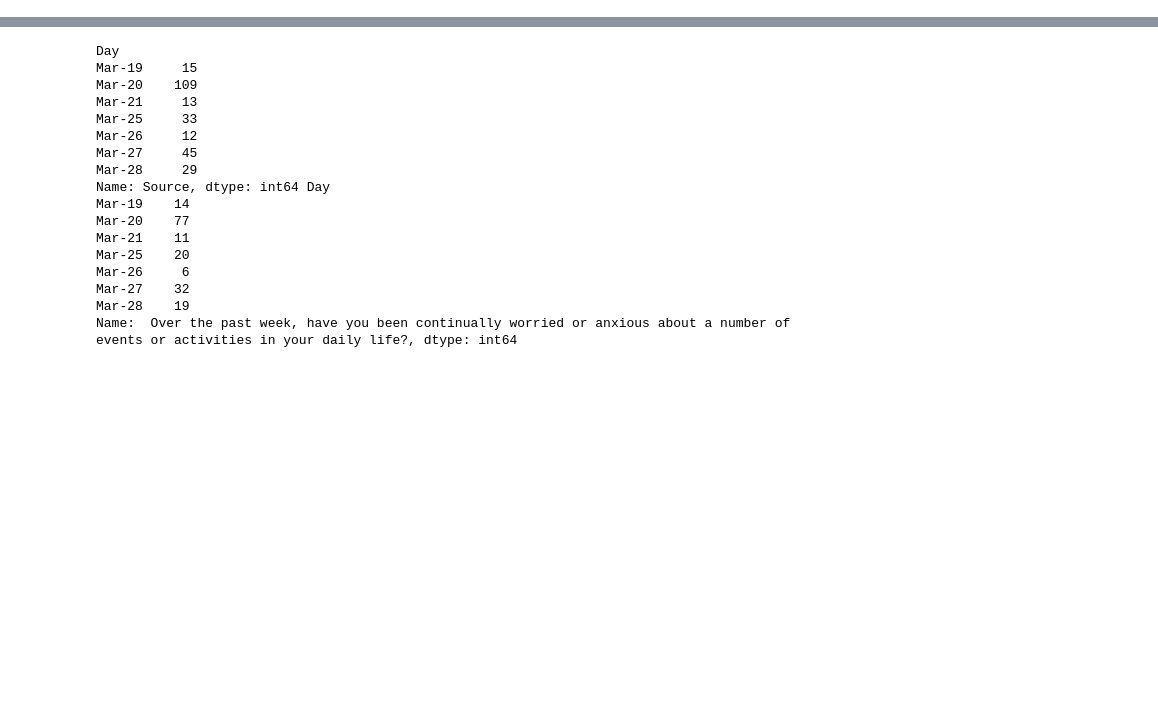
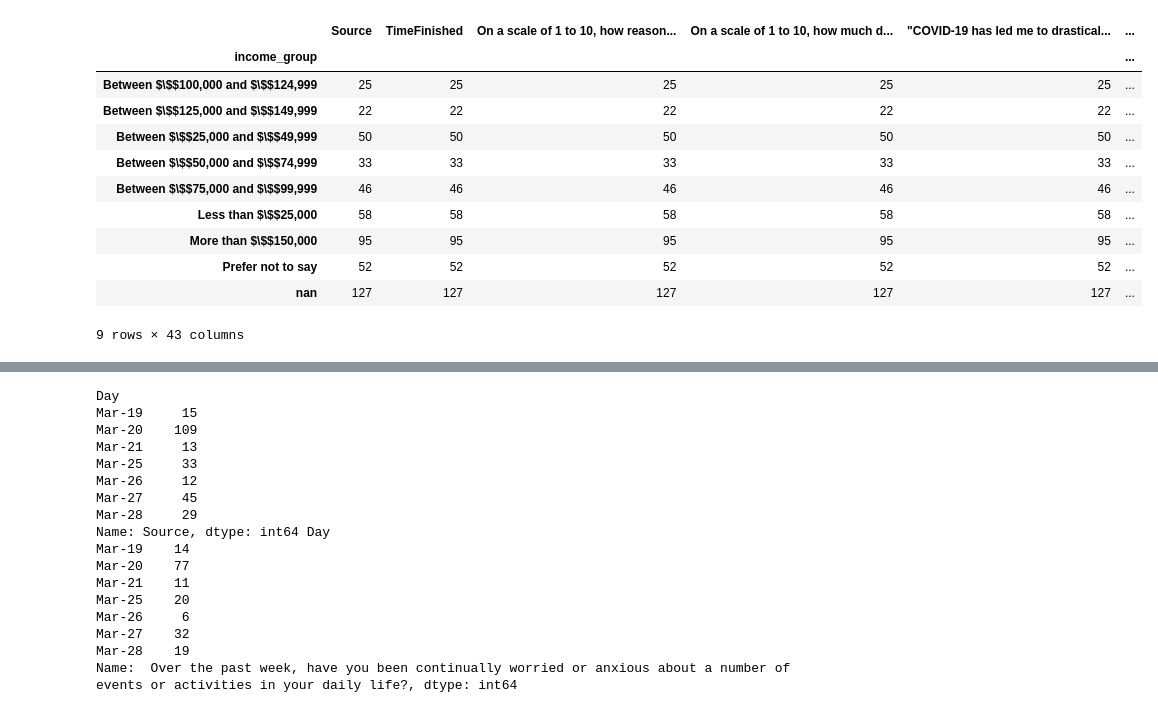
Before and after one commit to kunalgorithm/surveycovid19, a Jupyter notebook: src/Coronavirus Survey.ipynb, the cells around one changed output, grey strips where cells are left out. Cells and saved outputs as stored; diff of their text form; code cells hidden in the pictures; blank space fills up the shorter version.

Commit message:
Data cleaning script

```diff
--- a/src/Coronavirus Survey.ipynb
+++ b/src/Coronavirus Survey.ipynb
@@ -142,45 +57,53 @@ data[data.Day.isin(data.Day.value_counts().index[data.Day.value_counts().gt(10)]
 # %%
 data['What is your employment status?'] = data['What is your employment status?'].str.capitalize()
 data['What is your gender?'] = data['What is your gender?'].str.capitalize()
 data['What is your ethnicity?'] = data['What is your ethnicity?'].str.capitalize()
 data['Age'] = 2020 - data['What year were you born?']
 data['Age Groups'] = pd.cut(x=data['Age'], bins=[0, 24, 39, 54, 70, 100]).apply(str)
 data[['Female','Male']] = pd.get_dummies(data['What is your gender?'])[['Female','Male']]
 data[['Student','Retired']] = pd.get_dummies(data['What is your employment status?'])[['Student','Retired']]
-employed = ['Employed full-time','Employed part-time','Employed_for_wages','Self-employed']
-not_employed = ['Homemaker','Not employed','Unemployed_looking','Unable_to_work','Student','Retired','Homemaker']
-data['Employed'] = 0
-data['Not Employed'] = 0
+
 data = data.replace('NR', np.NaN)
 data = data.replace('Invalid', np.NaN)
-for x in enumerate(data['What is your employment status?']):
-    for y in employed:
-        if y == x[1]:
-            data.loc[x[0],'Employed'] = 1
-for x in enumerate(data['What is your employment status?']):
-    for y in not_employed:
-        if y == x[1]:
-            data.loc[x[0],'Not Employed'] = 1
+
 
 data['In the past 3 days, did you work from home (WFH)?'] = data['In the past 3 days, did you work from home (WFH)?'].str.replace('home on some days','home for some days')
 data['In the past 3 days, did you work from home (WFH)?'] = data['In the past 3 days, did you work from home (WFH)?'].str.replace('provide an option for me to work from home','provide an option to WFH')
 data.rename(columns = {'Rescheduled or canceled non-critical in-person gatherings and appointments (e.g. birthday parties, concerts, museums, annual checkups, spa, social dinners)':'Rescheduled or canceled non-critical in-person gatherings and appointments'}, inplace = True)
-data['What is your ethnicity?'] = data['What is your ethnicity?'].str.replace('White','Caucasian')
-data['What is your ethnicity?'] = data['What is your ethnicity?'].str.replace('Hispanic/latinx','Hispanic')
-data['What is your ethnicity?'] = data['What is your ethnicity?'].str.replace('Latino','Hispanic')
-data['What is your ethnicity?'] = data['What is your ethnicity?'].str.replace('Hispanic/latinx','Hispanic')
-data['What is your ethnicity?'] = data['What is your ethnicity?'].str.replace('Black/african american','Black')
-data['What is your ethnicity?'] = data['What is your ethnicity?'].str.replace('Caucasian, asian/asian american','Multiracial')
-data['What is your ethnicity?'] = data['What is your ethnicity?'].str.replace('Caucasian, hispanic/latinx','Multiracial')
-data['What is your ethnicity?'] = data['What is your ethnicity?'].str.replace('Asian/asian american','Asian')
-data['What is your ethnicity?'] = data['What is your ethnicity?'].str.replace('Caucasian, armenian','Multiracial')
-data['What is your ethnicity?'] = data['What is your ethnicity?'].str.replace('Asian, other','Asian')
-data['What is your ethnicity?'] = data['What is your ethnicity?'].str.replace('Caucasian, jewish','Caucasian')
-data['What is your ethnicity?'] = data['What is your ethnicity?'].str.replace('Caucasian, asian','Multiracial')
-data['What is your ethnicity?'] = data['What is your ethnicity?'].str.replace('Multiracial/asian american','Multiracial')
-data['What is your ethnicity?'] = data['What is your ethnicity?'].str.replace('Arab','Asian')
-data['What is your ethnicity?'] = data['What is your ethnicity?'].str.replace('Asian, pacific islander','Asian')
-data['What is your ethnicity?'] = data['What is your ethnicity?'].str.replace('Prefer_not_to_say','Prefer not to say')
+
+
+incomelist = data['What is your annual household income?']
+incomelist2 = []
+for x in incomelist:
+    x1 = str(x)
+    x1 = x1.replace('Between $150,000 and $199,000','More than $150,000')
+    x1 = x1.replace('More than $200,000','More than $150,000')
+    x1 = x1.replace('high_iii','More than $150,000')
+    x1 = x1.replace('high_ii','Between $125,000 and $149,999')
+    x1 = x1.replace('high_i','Between $100,000 and $124,999')
+    x1 = x1.replace('middle_ii','Between $75,000 and $99,999')
+    x1 = x1.replace('middle_i','Between $50,000 and $74,999')
+    x1 = x1.replace('lower_ii','Between $25,000 and $49,999')
+    x1 = x1.replace('lower_i','Less than $25,000')
+
+    x1 = x1.replace('prefer_not_to_say','Prefer not to say')
+    incomelist2.append(x1)
+data['income_group'] = incomelist2
+data['income_group'] = data['income_group'].str.replace('$','$\$$')
+data.groupby('income_group').count()
+# %% [output]
+|  | Source | TimeFinished | On a scale of 1 to 10, how reason... | On a scale of 1 to 10, how much d... | "COVID-19 has led me to drastical... | ... |
+| income_group |  |  |  |  |  | ... |
+| Between $\$$100,000 and $\$$124,999 | 25 | 25 | 25 | 25 | 25 | ... |
+| Between $\$$125,000 and $\$$149,999 | 22 | 22 | 22 | 22 | 22 | ... |
+| Between $\$$25,000 and $\$$49,999 | 50 | 50 | 50 | 50 | 50 | ... |
+| Between $\$$50,000 and $\$$74,999 | 33 | 33 | 33 | 33 | 33 | ... |
+| Between $\$$75,000 and $\$$99,999 | 46 | 46 | 46 | 46 | 46 | ... |
+| Less than $\$$25,000 | 58 | 58 | 58 | 58 | 58 | ... |
+| More than $\$$150,000 | 95 | 95 | 95 | 95 | 95 | ... |
+| Prefer not to say | 52 | 52 | 52 | 52 | 52 | ... |
+| nan | 127 | 127 | 127 | 127 | 127 | ... |
+9 rows × 43 columns
 # %%
 col_list=[8]
 for x in col_list:
```
Also changed, not shown: parts of 9 cells of this notebook.
